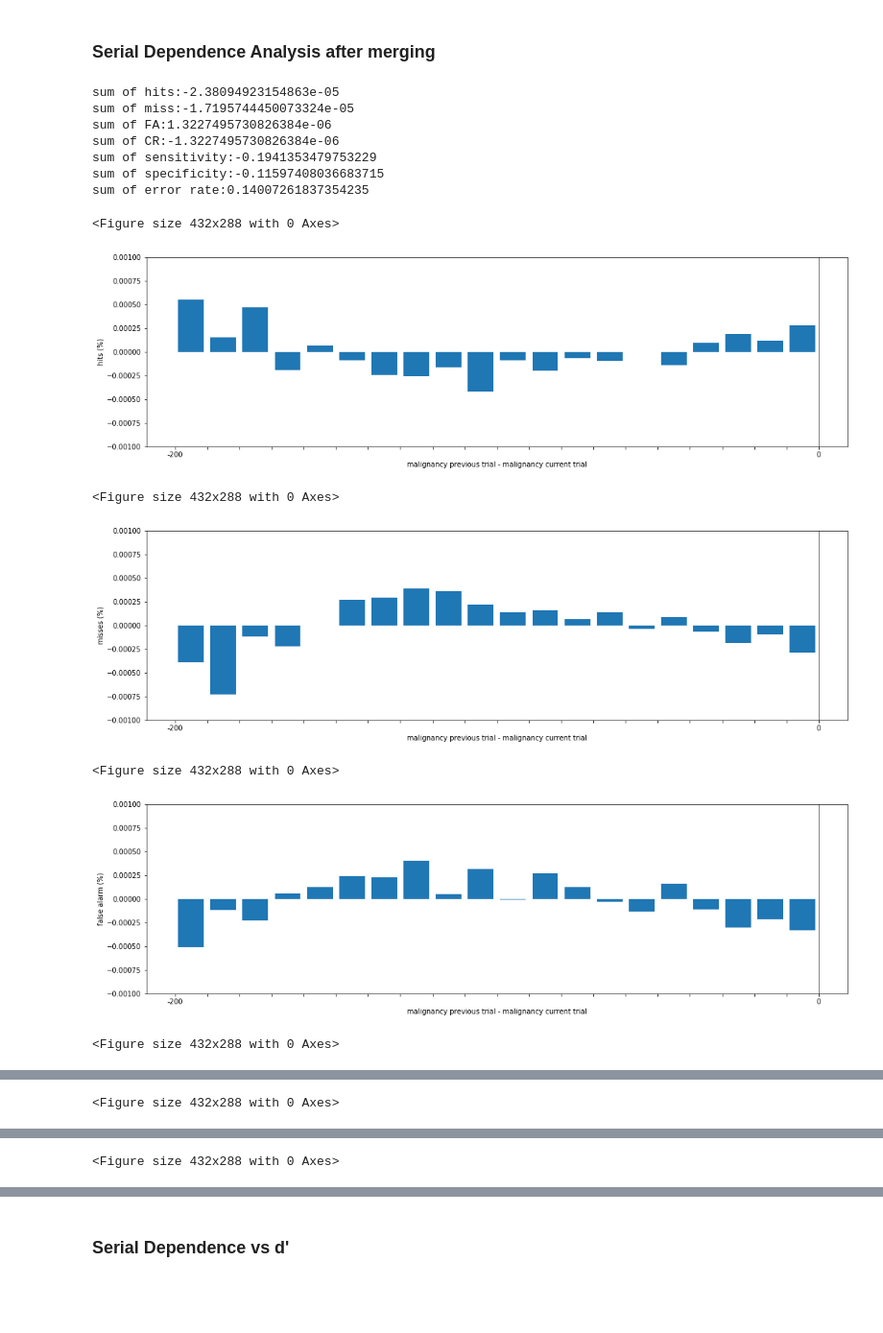
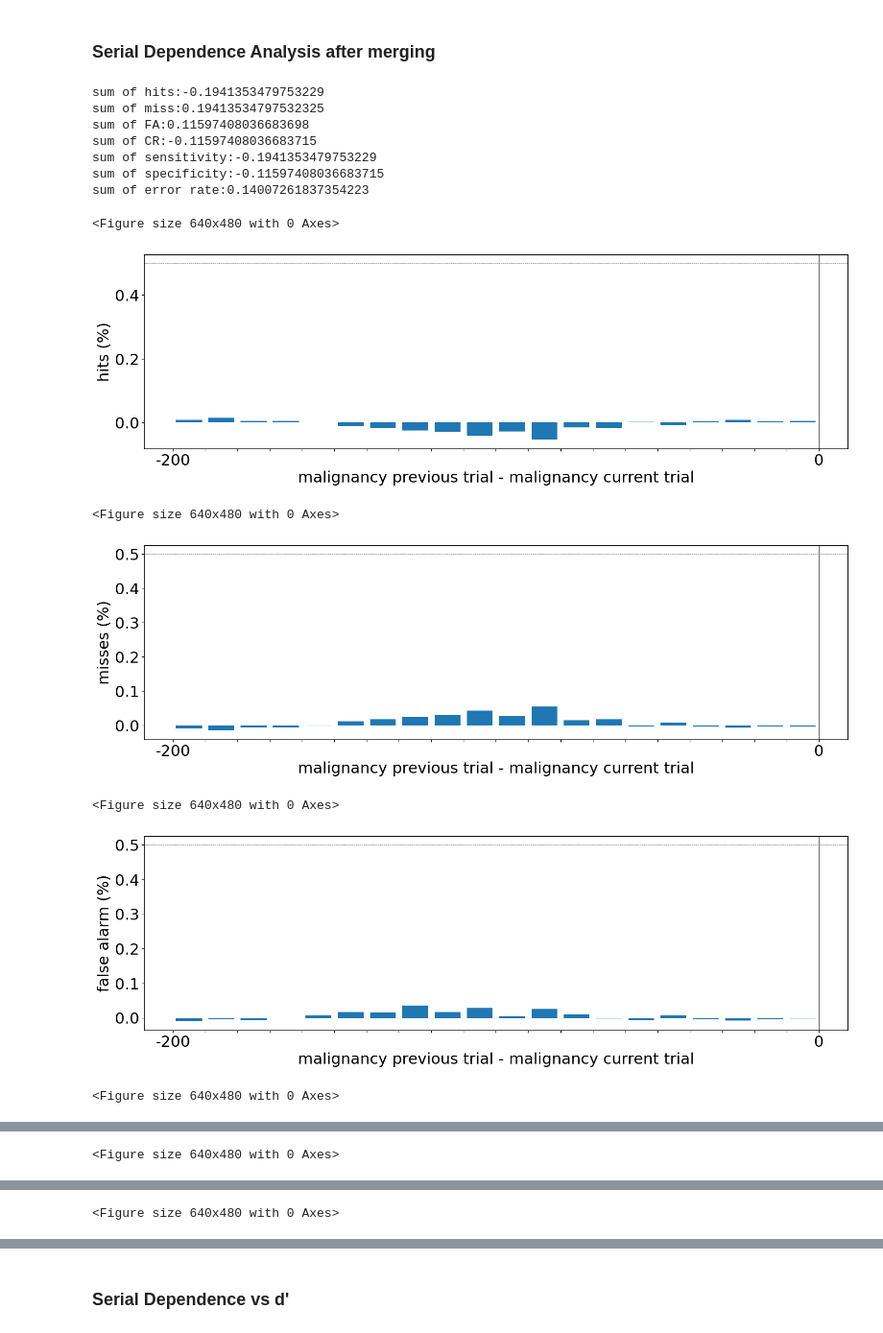
Before and after one commit to WhitneyLab/Serial_Dependence_Analysis_Base, a Jupyter notebook: analysis_app_data/feature_tuning_1.ipynb, the cells around one changed output, grey strips where cells are left out. Shown at 96% size. Drawn from its saved outputs; the diff is of its cells as text; code cells hidden in the pictures; blank space fills up the shorter version.

```diff
--- a/analysis_app_data/feature_tuning_1.ipynb
+++ b/analysis_app_data/feature_tuning_1.ipynb
@@ -914,3 +586,19 @@ plt.axhline(y=0.5,linewidth=0.5, color='grey', linestyle='--')
+# %%
+TP_1forward = []
+FP_1forward = []
+FN_1forward = []
+TN_1forward = []
+for start in np.arange(-200,210,10):
+    data_temp = data[data['similarity_1forward_bins'] == pd.Interval(start, start + 10, closed='right')]
+    TP = ((data_temp['chosen_answer'] == "['melanoma']") & (data_temp['current_correct_answer'] == "['melanoma']")).sum()
+    FP = ((data_temp['chosen_answer'] == "['melanoma']") & (data_temp['current_correct_answer'] == "['nevus']")).sum()
+    FN = ((data_temp['chosen_answer'] == "['nevus']") & (data_temp['current_correct_answer'] == "['melanoma']")).sum()
+    TN = ((data_temp['chosen_answer'] == "['nevus']") & (data_temp['current_correct_answer'] == "['nevus']")).sum()
+
+    TP_1forward.append(TP)
+    FP_1forward.append(FP)
+    FN_1forward.append(FN)
+    TN_1forward.append(TN)
 # %% [markdown]
 ### 1-Forward analysis after Mergeing two sides
 # %%
@@ -1179,10 +840,9 @@ plt.show()
 # %% [markdown]
 ### Serial Dependence Analysis after merging
 # %%
-lenth = data.shape[0]
 # PLOT 1: hits
 plt.figure()
-y = [(a - b) / lenth for (a,b) in zip(hit_1back_merge, hit_1forward_merge)]
+y = [a - b for (a,b) in zip(hit_1back_merge, hit_1forward_merge)]
 x = data_1forward_per_bin.index[:20]
 y_pos = np.arange(len(x)) + 0.5
 plt.figure(figsize=(18, 5))
@@ -1195,12 +855,12 @@ plt.ylabel('hits (%)')
 plt.xlabel('malignancy previous trial - malignancy current trial')
 plt.axvline(x=20,linewidth=0.5, color='black')
 plt.axhline(y=0.5,linewidth=0.5, color='grey', linestyle='--')
-plt.ylim([-0.001, 0.001])
+# plt.ylim([-0.001, 0.001])
 print('sum of hits:' + str(sum(y)))
 
 # PLOT 2: miss
 plt.figure()
-y = [(a - b) / lenth for (a,b) in zip(miss_1back_merge, miss_1forward_merge)]
+y = [a - b for (a,b) in zip(miss_1back_merge, miss_1forward_merge)]
 x = data_1forward_per_bin.index[:20]
 y_pos = np.arange(len(x)) + 0.5
 plt.figure(figsize=(18, 5))
@@ -1213,12 +873,12 @@ plt.ylabel('misses (%)')
 plt.xlabel('malignancy previous trial - malignancy current trial')
 plt.axvline(x=20,linewidth=0.5, color='black')
 plt.axhline(y=0.5,linewidth=0.5, color='grey', linestyle='--')
-plt.ylim([-0.001, 0.001])
+# plt.ylim([-0.001, 0.001])
 print('sum of miss:' + str(sum(y)))
 
 # PLOT 3: false alarm
 plt.figure()
-y = [(a - b) / lenth for (a,b) in zip(FA_1back_merge, FA_1forward_merge)]
+y = [a - b for (a,b) in zip(FA_1back_merge, FA_1forward_merge)]
 x = data_1forward_per_bin.index[:20]
 y_pos = np.arange(len(x)) + 0.5
 plt.figure(figsize=(18, 5))
@@ -1231,12 +891,12 @@ plt.ylabel('false alarm (%)')
 plt.xlabel('malignancy previous trial - malignancy current trial')
 plt.axvline(x=20,linewidth=0.5, color='black')
 plt.axhline(y=0.5,linewidth=0.5, color='grey', linestyle='--')
-plt.ylim([-0.001, 0.001])
+# plt.ylim([-0.001, 0.001])
 print('sum of FA:' + str(sum(y)))
 
 # PLOT 4: correct reject
 plt.figure()
-y = [(a - b) / lenth for (a,b) in zip(CR_1back_merge, CR_1forward_merge)]
+y = [a - b for (a,b) in zip(CR_1back_merge, CR_1forward_merge)]
 x = data_1forward_per_bin.index[:20]
 y_pos = np.arange(len(x)) + 0.5
 plt.figure(figsize=(18, 5))
@@ -1249,7 +909,7 @@ plt.ylabel('correct reject (%)')
 plt.xlabel('malignancy previous trial - malignancy current trial')
 plt.axvline(x=20,linewidth=0.5, color='black')
 plt.axhline(y=0.5,linewidth=0.5, color='grey', linestyle='--')
-plt.ylim([-0.001, 0.001])
+# plt.ylim([-0.001, 0.001])
 print('sum of CR:' + str(sum(y)))
 
 # PLOT 5: d'
@@ -1313,42 +973,42 @@ x_labels[0] = -200
 x_labels[20] = 0
 plt.xticks(np.arange(len(x)+1),x_labels)
 plt.bar(y_pos, y)
 plt.ylabel('specificity (%)')
 plt.xlabel('malignancy previous trial - malignancy current trial')
 plt.axvline(x=20,linewidth=0.5, color='black')
 plt.axhline(y=0.5,linewidth=0.5, color='grey', linestyle='--')
 # plt.ylim([-0.001, 0.001])
 print('sum of specificity:' + str(sum(y)))
 
 # PLOT 9: error rate
 plt.figure()
 y = [a - b for (a,b) in zip(error_rate_1back_merge, error_rate_1forward_merge)]
 x = data_1forward_per_bin.index[:20]
 y_pos = np.arange(len(x)) + 0.5
 plt.figure(figsize=(18, 5))
 x_labels = ['']*(len(x)+1)
 x_labels[0] = -200
 x_labels[20] = 0
 plt.xticks(np.arange(len(x)+1),x_labels)
 plt.bar(y_pos, y)
 plt.ylabel('error rate (%)')
 plt.xlabel('malignancy previous trial - malignancy current trial')
 plt.axvline(x=20,linewidth=0.5, color='black')
 plt.axhline(y=0.5,linewidth=0.5, color='grey', linestyle='--')
 # plt.ylim([-0.001, 0.001])
 print('sum of error rate:' + str(sum(y)))
 # %% [output]
-sum of hits:-2.38094923154863e-05
-sum of miss:-1.7195744450073324e-05
-sum of FA:1.3227495730826384e-06
-sum of CR:-1.3227495730826384e-06
+sum of hits:-0.1941353479753229
+sum of miss:0.19413534797532325
+sum of FA:0.11597408036683698
+sum of CR:-0.11597408036683715
 sum of sensitivity:-0.1941353479753229
 sum of specificity:-0.11597408036683715
-sum of error rate:0.14007261837354235
+sum of error rate:0.14007261837354223
-<Figure size 432x288 with 0 Axes>
+<Figure size 640x480 with 0 Axes>
-[figure, old version]
+[figure, new version]
-<Figure size 432x288 with 0 Axes>
+<Figure size 640x480 with 0 Axes>
-[figure, old version]
+[figure, new version]
-<Figure size 432x288 with 0 Axes>
+<Figure size 640x480 with 0 Axes>
-[figure, old version]
+[figure, new version]
-<Figure size 432x288 with 0 Axes>
+<Figure size 640x480 with 0 Axes>
@@ -1356 +1016 @@ sum of error rate:0.14007261837354235
-<Figure size 432x288 with 0 Axes>
+<Figure size 640x480 with 0 Axes>
@@ -1358,4 +1018,4 @@ sum of error rate:0.14007261837354235
-<Figure size 432x288 with 0 Axes>
+<Figure size 640x480 with 0 Axes>
 ... (7 outputs left out)
 # %% [markdown]
 ### Serial Dependence vs d'
```
Also changed, not shown: parts of 10 cells of this notebook, 6 other files.
